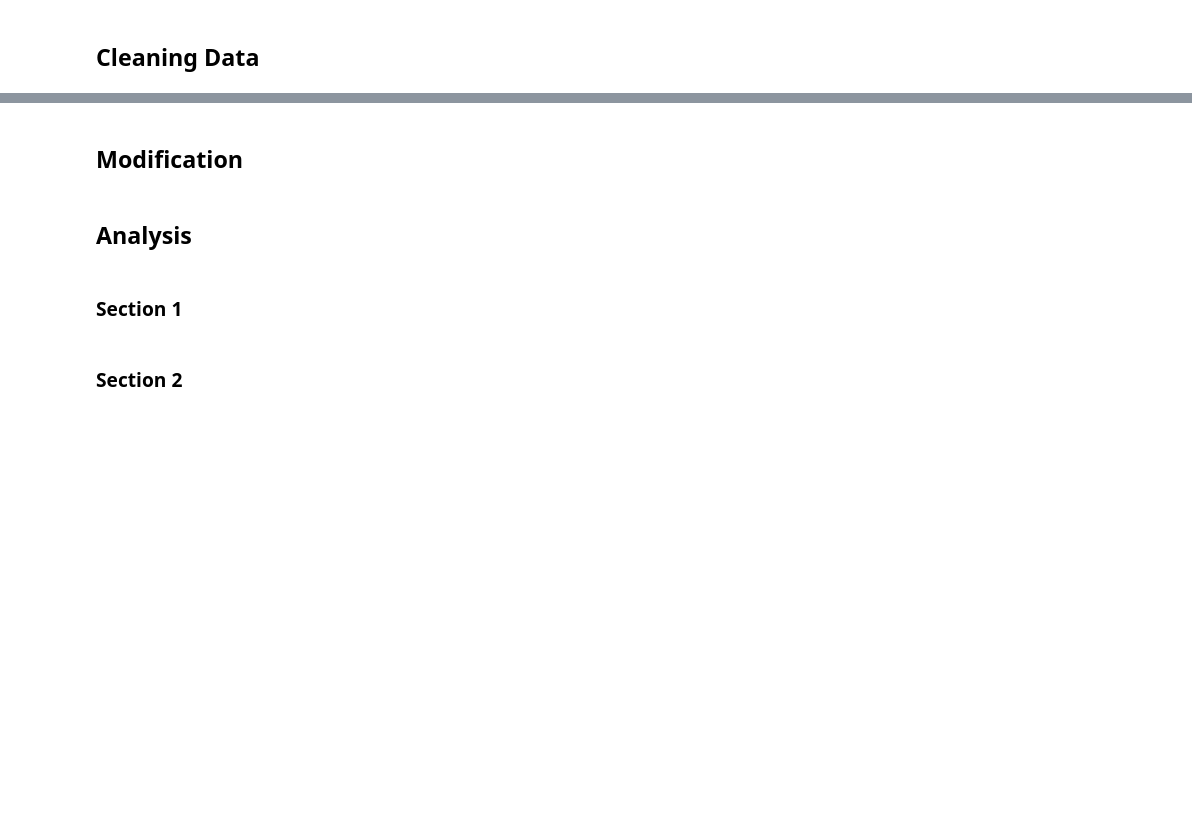
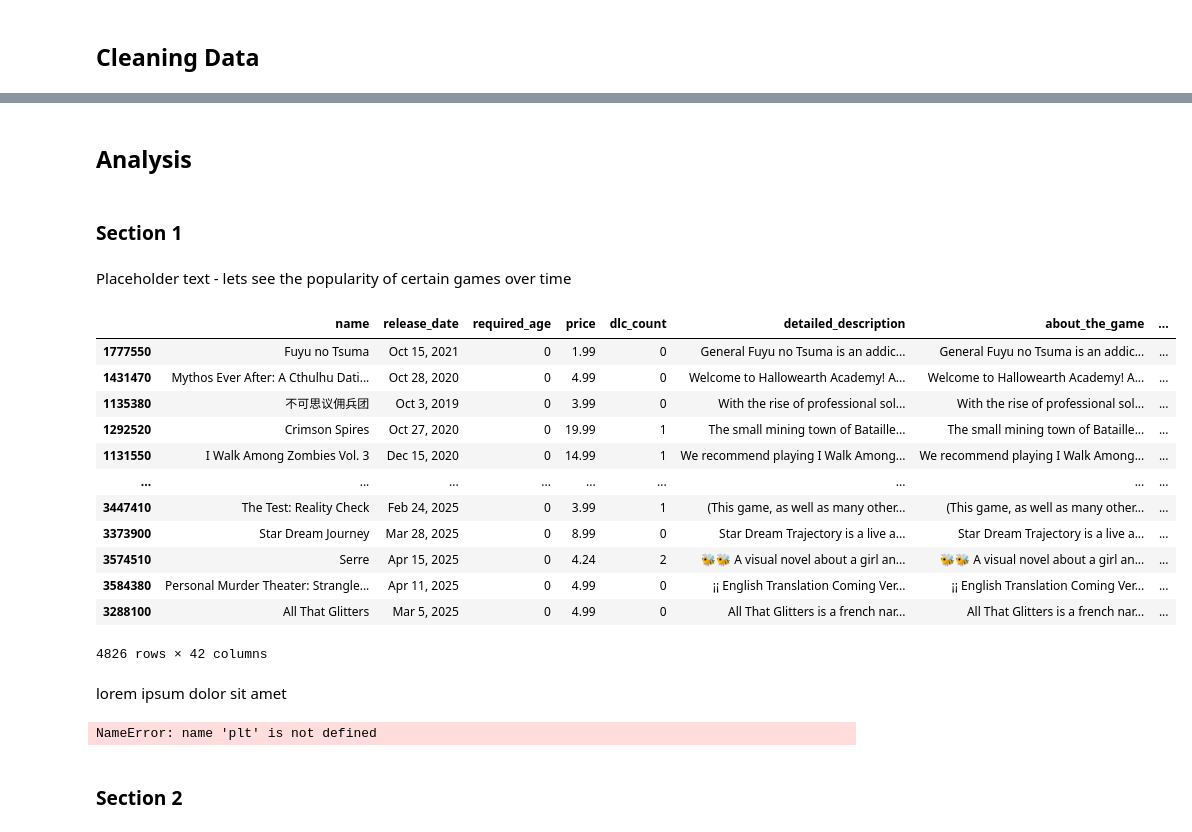
Before and after one commit to 1metropolis/steam-analysis, a Jupyter notebook: dataviz.ipynb, the cells around one changed output, grey strips where cells are left out. Cells and saved outputs as stored; diff of their text form; code cells hidden in the pictures; blank space fills up the shorter version.

```diff
--- a/dataviz.ipynb
+++ b/dataviz.ipynb
@@ -52,6 +87,25 @@ Index(['name', 'release_date', 'required_age', 'price', 'dlc_count',
 # %% [markdown]
-## Modification
+## Analysis
-# %% [markdown]
-## Analysis
-# %% [markdown]
-### Section 1
+# %% [markdown]
+### Section 1
+# %% [markdown]
+Placeholder text - lets see the popularity of certain games over time
+# %%
+visual_novel_games = sd[sd['tags'].apply(lambda x: isinstance(x, dict) and 'Visual Novel' in x)]
+visual_novel_games
+# %% [output]
+|  | name | release_date | required_age | price | dlc_count | detailed_description | about_the_game | ... |
+| 1777550 | Fuyu no Tsuma | Oct 15, 2021 | 0 | 1.99 | 0 | General Fuyu no Tsuma is an addic... | General Fuyu no Tsuma is an addic... | ... |
+| 1431470 | Mythos Ever After: A Cthulhu Dati... | Oct 28, 2020 | 0 | 4.99 | 0 | Welcome to Hallowearth Academy! A... | Welcome to Hallowearth Academy! A... | ... |
+| 1135380 | 不可思议佣兵团 | Oct 3, 2019 | 0 | 3.99 | 0 | With the rise of professional sol... | With the rise of professional sol... | ... |
+| 1292520 | Crimson Spires | Oct 27, 2020 | 0 | 19.99 | 1 | The small mining town of Bataille... | The small mining town of Bataille... | ... |
+| 1131550 | I Walk Among Zombies Vol. 3 | Dec 15, 2020 | 0 | 14.99 | 1 | We recommend playing I Walk Among... | We recommend playing I Walk Among... | ... |
+| ... | ... | ... | ... | ... | ... | ... | ... | ... |
+| 3447410 | The Test: Reality Check | Feb 24, 2025 | 0 | 3.99 | 1 | (This game, as well as many other... | (This game, as well as many other... | ... |
+| 3373900 | Star Dream Journey | Mar 28, 2025 | 0 | 8.99 | 0 | Star Dream Trajectory is a live a... | Star Dream Trajectory is a live a... | ... |
+| 3574510 | Serre | Apr 15, 2025 | 0 | 4.24 | 2 | 🐝🐝 A visual novel about a girl an... | 🐝🐝 A visual novel about a girl an... | ... |
+| 3584380 | Personal Murder Theater: Strangle... | Apr 11, 2025 | 0 | 4.99 | 0 | ¡¡ English Translation Coming Ver... | ¡¡ English Translation Coming Ver... | ... |
+| 3288100 | All That Glitters | Mar 5, 2025 | 0 | 4.99 | 0 | All That Glitters is a french nar... | All That Glitters is a french nar... | ... |
+4826 rows × 42 columns
+# %% [markdown]
+lorem ipsum dolor sit amet
@@ -58,3 +117,19 @@ Index(['name', 'release_date', 'required_age', 'price', 'dlc_count',
+# %%
+fig = plt.figure(figsize=(10,10))
+vnp = fig.add_subplot()
+
+vnp.plot(release_year, yearly_vn, 'bol')
+
+vnp.title('Popularity of Visual Novel Games Over Time (By Year)')
+vnp.set_xlabel('Year')
+vnp.set_ylabel('Visual Novel Games')
+vnp.set_xticks(rotation=45)
+vnp.grid(True)
+vnp.tight_layout()
+
+plt.show()
+# %% [output]
+NameError: name 'plt' is not defined
 # %% [markdown]
 ### Section 2
 # %% [markdown]
```
Also changed, not shown: parts of 8 cells of this notebook.
